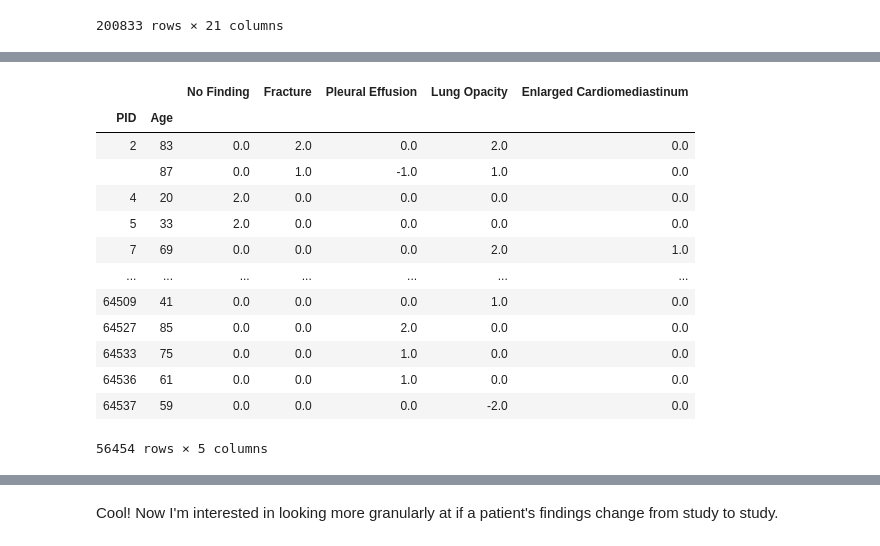
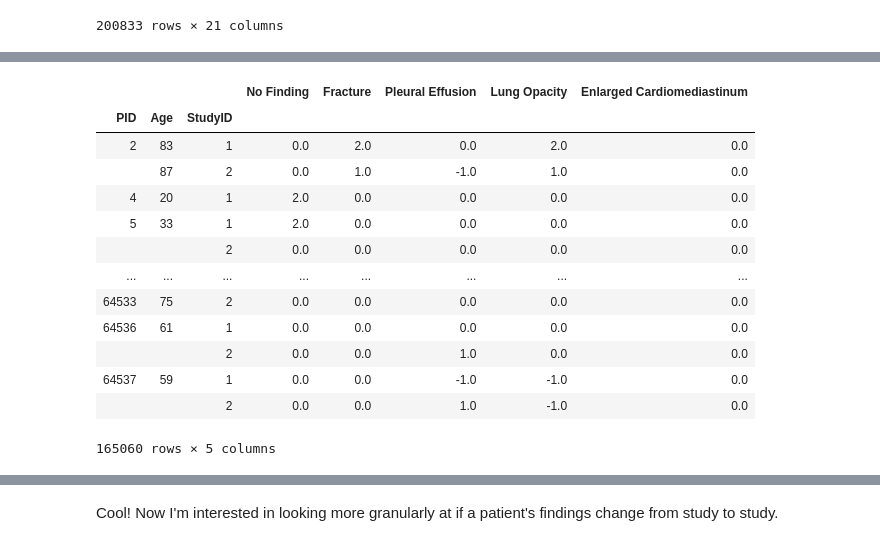
Before and after one commit to peterdobbs77/statistical_simulation, a Jupyter notebook: InvestigatingCheXpert.ipynb, the cells around one changed output, grey strips where cells are left out. Saved outputs shown, nothing was run; the diff lists cells and outputs as text; code cells hidden in the pictures.

```diff
--- a/InvestigatingCheXpert.ipynb
+++ b/InvestigatingCheXpert.ipynb
@@ -214,19 +194,19 @@ studyCountByPatAge
 # %%
-# 2. Group study findings for a patient by patient age
-findingsByPatAge = patWithMultStudy.groupby(['PID','Age'])['No Finding','Fracture','Pleural Effusion','Lung Opacity','Enlarged Cardiomediastinum'].sum()
+# 3. Group study findings for a patient by patient age
+findingsByPatAge = patWithMultStudy.groupby(['PID','Age','StudyID'])['No Finding','Fracture','Pleural Effusion','Lung Opacity','Enlarged Cardiomediastinum'].sum()
 findingsByPatAge
 # %% [output]
-|  |  | No Finding | Fracture | Pleural Effusion | Lung Opacity | Enlarged Cardiomediastinum |
-| PID | Age |  |  |  |  |  |
-| 2 | 83 | 0.0 | 2.0 | 0.0 | 2.0 | 0.0 |
-|  | 87 | 0.0 | 1.0 | -1.0 | 1.0 | 0.0 |
-| 4 | 20 | 2.0 | 0.0 | 0.0 | 0.0 | 0.0 |
-| 5 | 33 | 2.0 | 0.0 | 0.0 | 0.0 | 0.0 |
-| 7 | 69 | 0.0 | 0.0 | 0.0 | 2.0 | 1.0 |
-| ... | ... | ... | ... | ... | ... | ... |
-| 64509 | 41 | 0.0 | 0.0 | 0.0 | 1.0 | 0.0 |
-| 64527 | 85 | 0.0 | 0.0 | 2.0 | 0.0 | 0.0 |
-| 64533 | 75 | 0.0 | 0.0 | 1.0 | 0.0 | 0.0 |
-| 64536 | 61 | 0.0 | 0.0 | 1.0 | 0.0 | 0.0 |
-| 64537 | 59 | 0.0 | 0.0 | 0.0 | -2.0 | 0.0 |
+|  |  |  | No Finding | Fracture | Pleural Effusion | Lung Opacity | Enlarged Cardiomediastinum |
+| PID | Age | StudyID |  |  |  |  |  |
+| 2 | 83 | 1 | 0.0 | 2.0 | 0.0 | 2.0 | 0.0 |
+|  | 87 | 2 | 0.0 | 1.0 | -1.0 | 1.0 | 0.0 |
+| 4 | 20 | 1 | 2.0 | 0.0 | 0.0 | 0.0 | 0.0 |
+| 5 | 33 | 1 | 2.0 | 0.0 | 0.0 | 0.0 | 0.0 |
+|  |  | 2 | 0.0 | 0.0 | 0.0 | 0.0 | 0.0 |
+| ... | ... | ... | ... | ... | ... | ... | ... |
+| 64533 | 75 | 2 | 0.0 | 0.0 | 0.0 | 0.0 | 0.0 |
+| 64536 | 61 | 1 | 0.0 | 0.0 | 0.0 | 0.0 | 0.0 |
+|  |  | 2 | 0.0 | 0.0 | 1.0 | 0.0 | 0.0 |
+| 64537 | 59 | 1 | 0.0 | 0.0 | -1.0 | -1.0 | 0.0 |
+|  |  | 2 | 0.0 | 0.0 | 1.0 | -1.0 | 0.0 |
-56454 rows × 5 columns
+165060 rows × 5 columns
```
Also changed, not shown: parts of 5 cells of this notebook.
